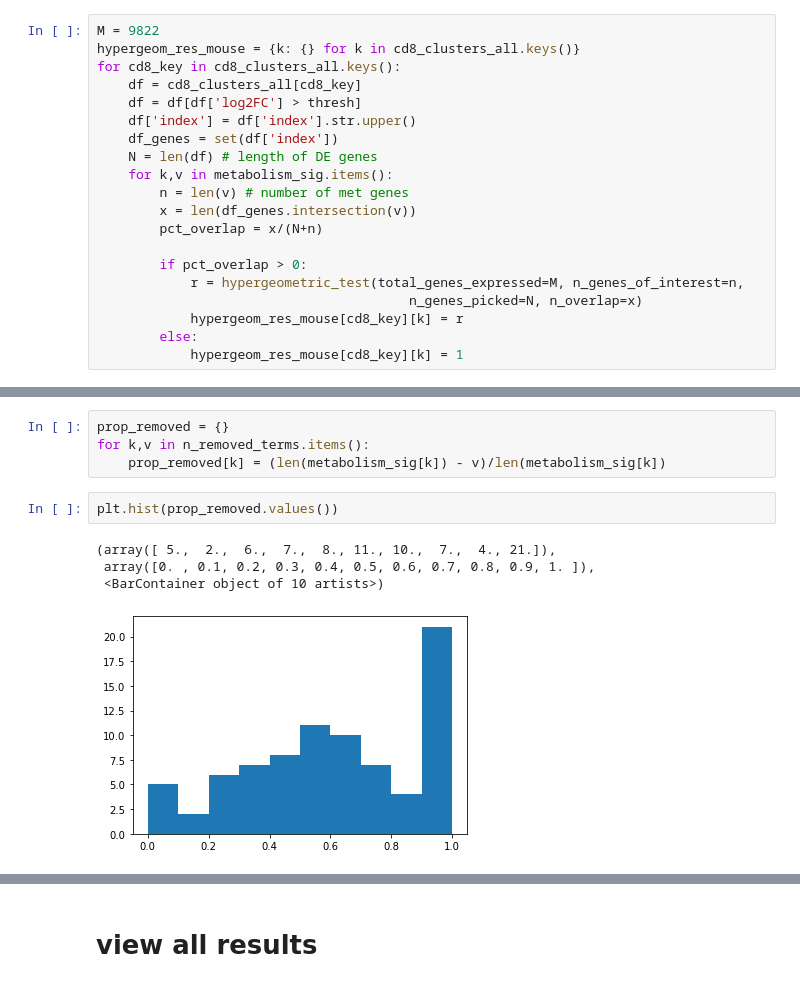
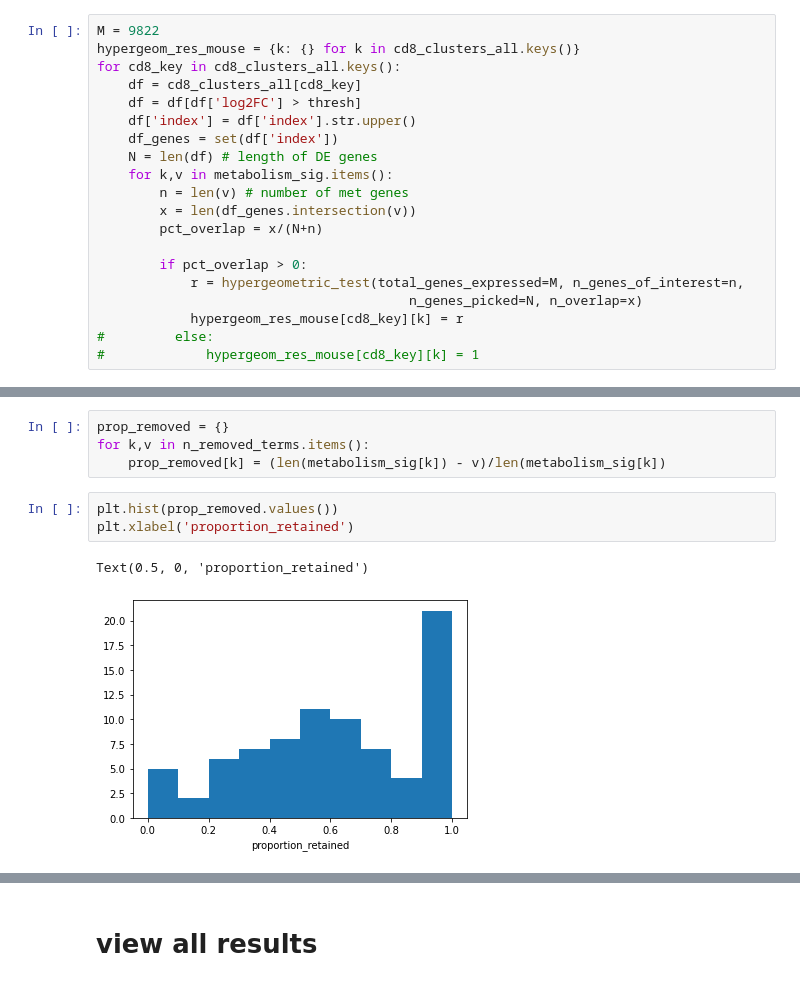
Before and after one commit to z2e2/metabolic_analysis, a Jupyter notebook: metabolism_enrichment_cd8_atlas_compass_reactions.ipynb, the cells around one changed output, grey strips where cells are left out. Cells and saved outputs as stored; diff of their text form.

```diff
--- a/metabolism_enrichment_cd8_atlas_compass_reactions.ipynb
+++ b/metabolism_enrichment_cd8_atlas_compass_reactions.ipynb
@@ -102,8 +102,8 @@ for cd8_key in cd8_clusters_all.keys():
             r = hypergeometric_test(total_genes_expressed=M, n_genes_of_interest=n,
                                         n_genes_picked=N, n_overlap=x)
             hypergeom_res_mouse[cd8_key][k] = r
-        else:
-            hypergeom_res_mouse[cd8_key][k] = 1
+#         else:
+#             hypergeom_res_mouse[cd8_key][k] = 1
 # %% [output]
 A value is trying to be set on a copy of a slice from a DataFrame.
 Try using .loc[row_indexer,col_indexer] = value instead
@@ -185,10 +193,9 @@ for k,v in n_removed_terms.items():
     prop_removed[k] = (len(metabolism_sig[k]) - v)/len(metabolism_sig[k])
 # %%
 plt.hist(prop_removed.values())
+plt.xlabel('proportion_retained')
 # %% [output]
-(array([ 5.,  2.,  6.,  7.,  8., 11., 10.,  7.,  4., 21.]),
- array([0. , 0.1, 0.2, 0.3, 0.4, 0.5, 0.6, 0.7, 0.8, 0.9, 1. ]),
- <BarContainer object of 10 artists>)
+Text(0.5, 0, 'proportion_retained')
-[figure, old version]
+[figure, new version]
 # %%
 plt.hist(n_removed_terms.values(), bins = 40)
```
Also changed, not shown: parts of 16 cells of this notebook, 5 other files.
